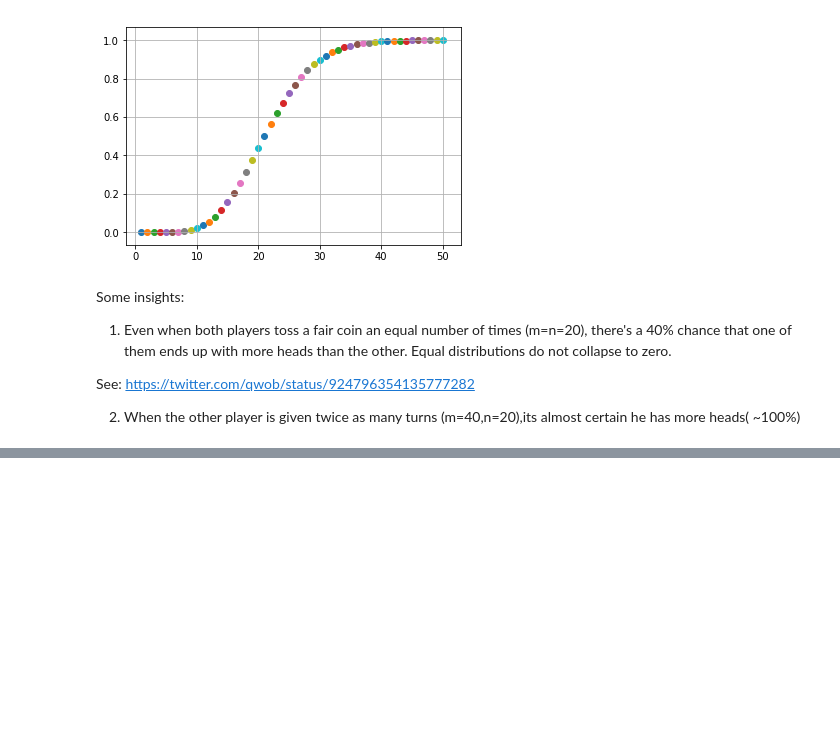
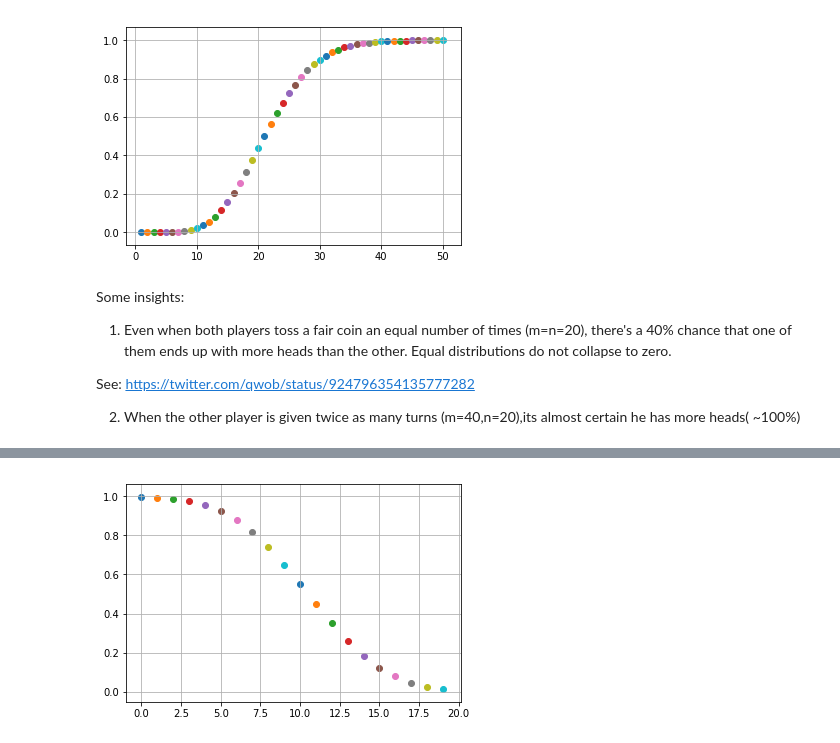
Before and after one commit to krishnanraman/cointoss, a Jupyter notebook: Coin+toss+problem.ipynb, the cells around one changed output, grey strips where cells are left out. Saved outputs shown, nothing was run; the diff lists cells and outputs as text; code cells hidden in the pictures; blank space fills up the shorter version.

```diff
--- a/Coin+toss+problem.ipynb
+++ b/Coin+toss+problem.ipynb
@@ -89,0 +117,8 @@ See: https://twitter.com/qwob/status/924796354135777282
+# %%
+plt.figure()
+plt.grid(b=True, which='both', axis='both')
+for d in range(0,20):
+        plt.scatter(d, talebcointoss(40,20,d))
+plt.show()
+# %% [output]
+[figure, added]
```
Also changed, not shown: parts of 6 cells of this notebook.
